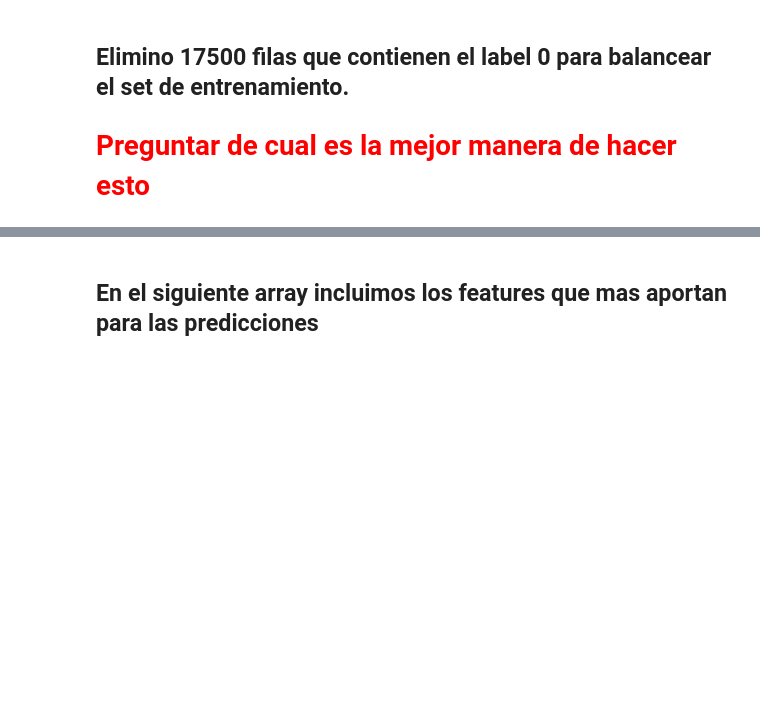
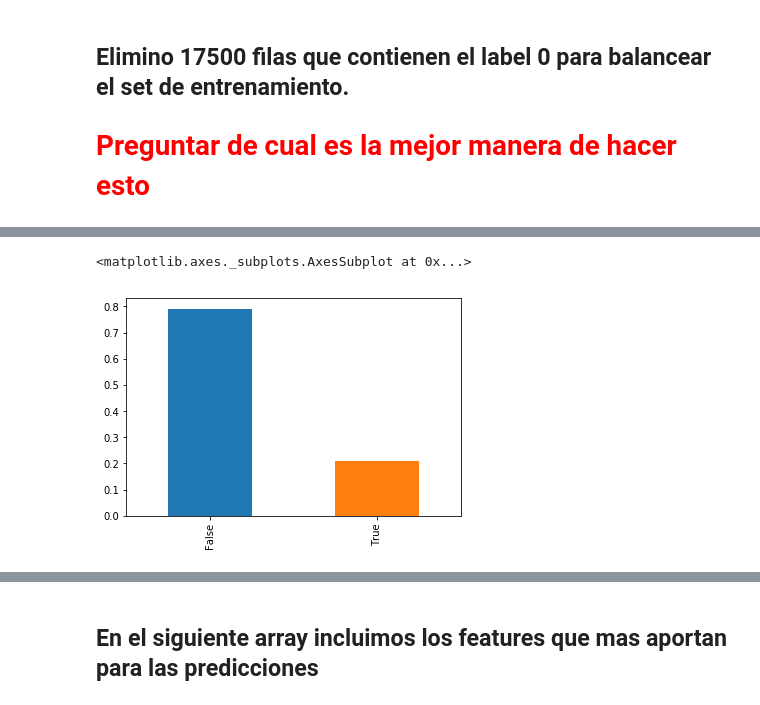
Before and after one commit to gabyrobles93/7506-TP2-MachineLearning, a Jupyter notebook: notebooks/final_model.ipynb, the cells around one changed output, grey strips where cells are left out. Cells and saved outputs as stored; diff of their text form; code cells hidden in the pictures; blank space fills up the shorter version.

```diff
--- a/notebooks/final_model.ipynb
+++ b/notebooks/final_model.ipynb
@@ -114,0 +132,5 @@ memory usage: 918.8+ KB
+# %%
+buyers['completa_flujo'].value_counts(normalize=True).head(15).plot.bar()
+# %% [output]
+<matplotlib.axes._subplots.AxesSubplot at 0x...>
+[figure, added]
```
Also changed, not shown: parts of 29 cells of this notebook, 4 other files.
